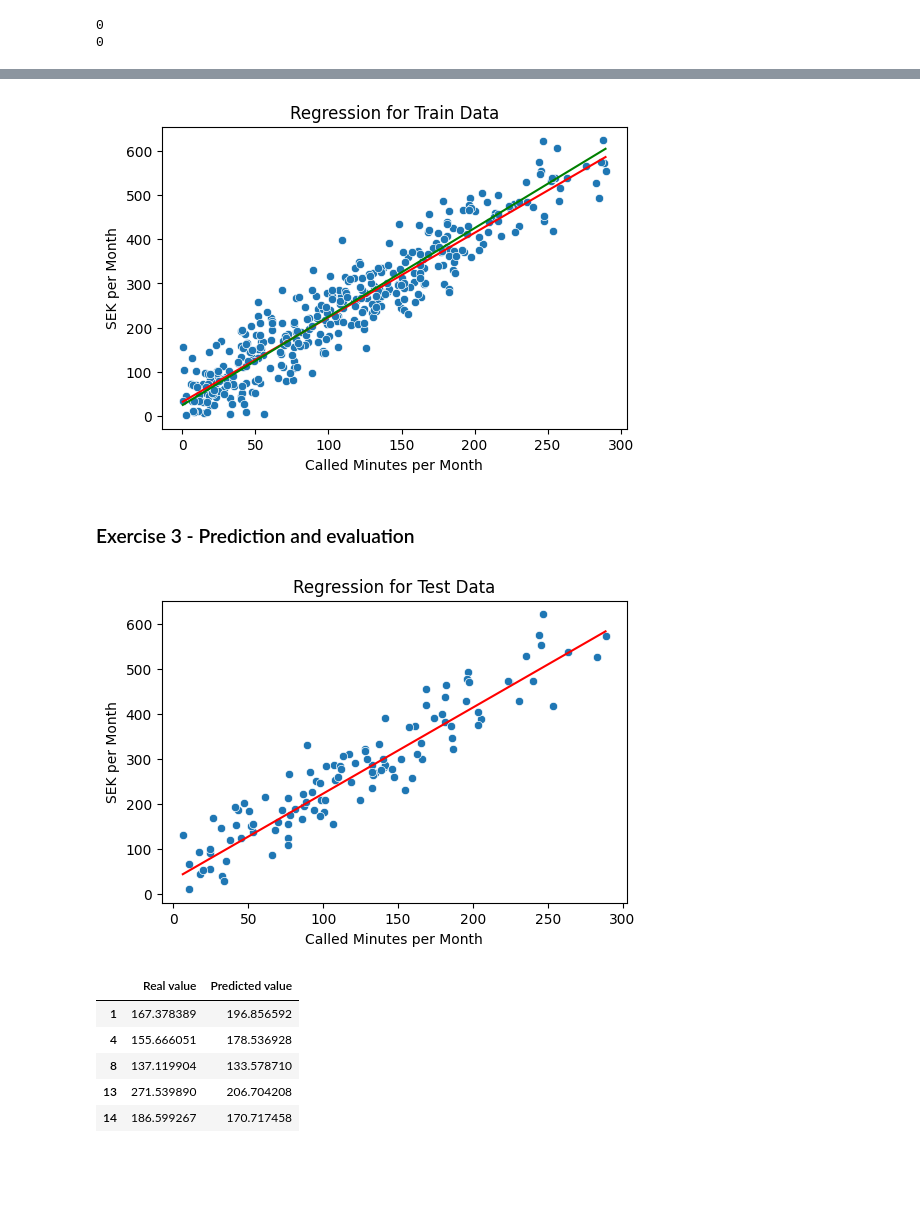
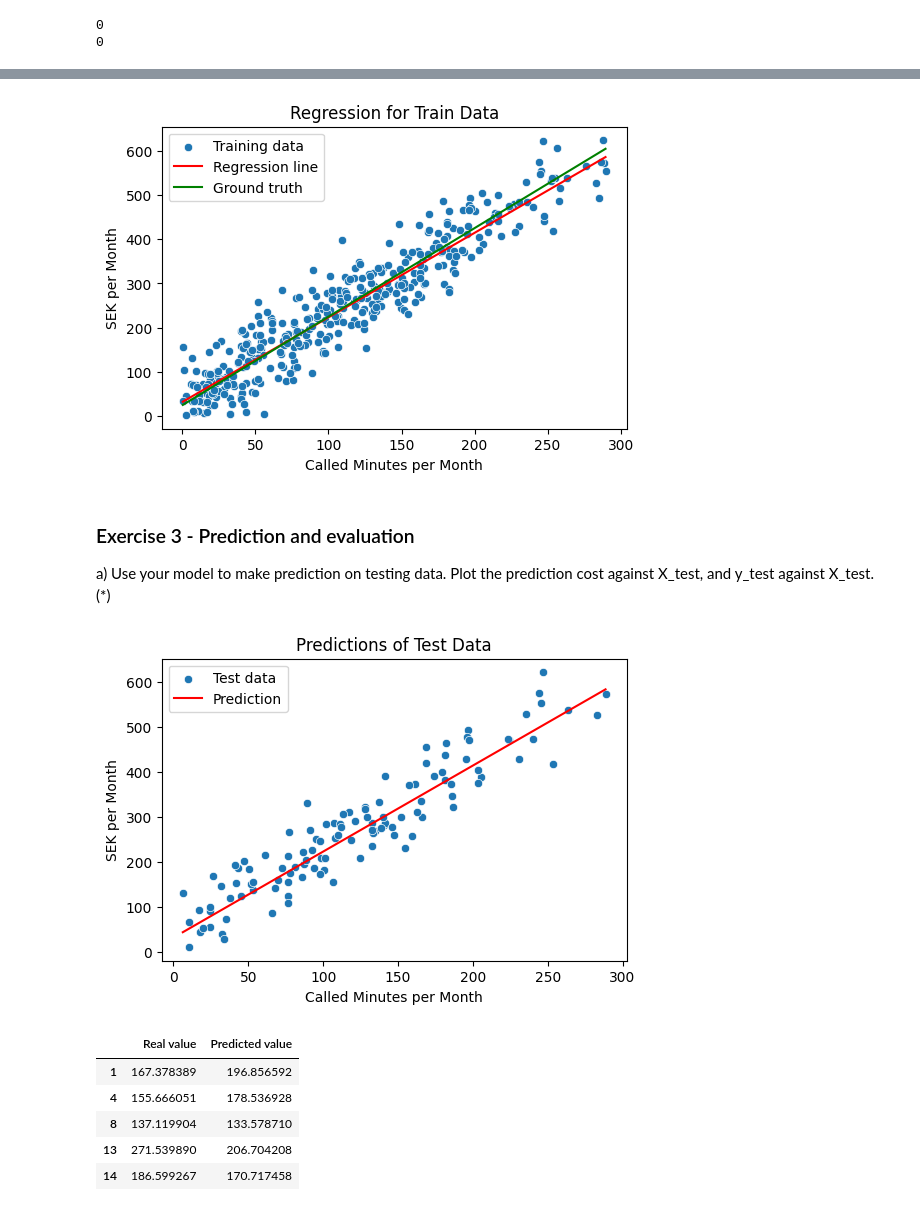
Before and after one commit to Anna-MariaSjolund/Machine-learning, a Jupyter notebook: exercises_0.ipynb, the cells around one changed output, grey strips where cells are left out. Drawn from its saved outputs; the diff is of its cells as text; code cells hidden in the pictures; blank space fills up the shorter version.

```diff
--- a/exercises_0.ipynb
+++ b/exercises_0.ipynb
@@ -79,5 +106,9 @@ plot_data(phone_data_outliers_rem, ground_truth=True, title="Simulated Phone Dat
 # %%
 def train_test_split(X:pd.DataFrame, y:pd.DataFrame, train_fraction:float=.7, random_state:int=42, replace:bool=False) -> tuple:
+    """
+    Splits two dataframes (X and y) at the specified fraction.
+    Random state is set to a specific seed, so that both the X and y data contains the same indexes.
+    """
 
     train_fraction = int(len(X) * train_fraction)
 
@@ -132,22 +173,31 @@ print(len(X_train) + len(X_test))
 # %%
-def prediction_model(x_value):
+def prediction_model(x_value:float):
+    """
+    Calculates the intercept and the slope,
+    and returns the predicted y-value.
+    """
 
     beta_1, beta_0 = np.polyfit(X_train, y_train, deg = 1) #degree 1 is simple linear regression
     predicted_value = beta_0 + beta_1 * x_value
 
     return predicted_value
 # %%
-predicted_price_train_data = [prediction_model(data_point) for data_point in X_train]
-line_y_ground_truth = 25 + 2 * X_train
+#Creating the lines
+regression_line = [prediction_model(data_point) for data_point in X_train] #Calculates the regression line
+ground_truth_line = 25 + 2 * X_train #Calculates the ground truth
 
+#Plotting the data
 fig, ax = plt.subplots(dpi=100)
 sns.scatterplot(data = phone_data_outliers_rem, x = "Called Minutes", y = "Price")
 _ = ax.set(xlabel="Called Minutes per Month", ylabel="SEK per Month", title="Regression for Train Data")
-_ = sns.lineplot(x=X_train, y=predicted_price_train_data, color="red")
-_ = sns.lineplot(x=X_train, y=line_y_ground_truth, color="green")
+_ = sns.lineplot(x=X_train, y=regression_line, color="red")
+_ = sns.lineplot(x=X_train, y=ground_truth_line, color="green")
+_ = ax.legend(labels=["Training data", "Regression line", "Ground truth"])
 # %% [output]
-[figure, old version]
+[figure, new version]
-# %% [markdown]
-### Exercise 3 - Prediction and evaluation
+# %% [markdown]
+### Exercise 3 - Prediction and evaluation
+
+a) Use your model to make prediction on testing data. Plot the prediction cost against X_test, and y_test against X_test. (*)
 # %%
 # Make predictions for the test data
@@ -155,8 +205,11 @@ predicted_price_test_data = [prediction_model(data_point) for data_point in X_te
 # %%
+#Plotting the data
 fig, ax = plt.subplots(dpi=100)
+
 sns.scatterplot(x=X_test, y=y_test)
-_ = ax.set(xlabel="Called Minutes per Month", ylabel="SEK per Month", title="Regression for Test Data")
-_ = sns.lineplot(x=X_test, y=predicted_price_test_data, color="red")
+_ = ax.set(xlabel="Called Minutes per Month", ylabel="SEK per Month", title="Predictions of Test Data")
+_ = sns.lineplot(x=X_test, y=predicted_price, color="red")
+_ = ax.legend(labels=["Test data", "Prediction"])
 # %% [output]
-[figure, old version]
+[figure, new version]
 # %%
```
Also changed, not shown: parts of 79 cells of this notebook.
